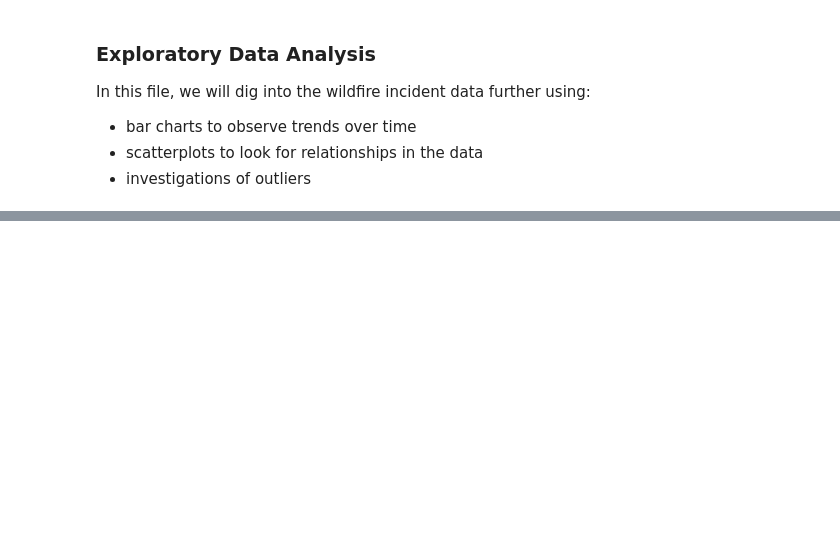
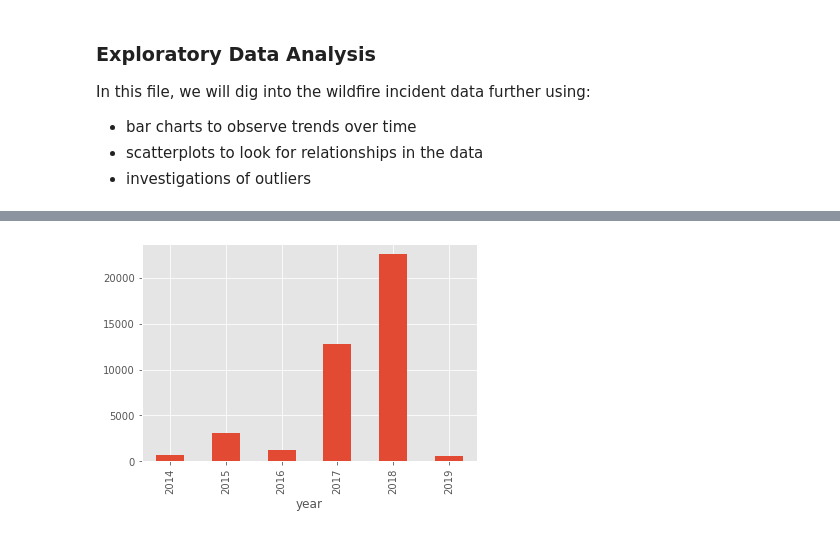
Before and after one commit to jefremides/Project_5, a Jupyter notebook: claire_eda.ipynb, the cells around one changed output, grey strips where cells are left out. Cells and saved outputs as stored; diff of their text form; code cells hidden in the pictures; blank space fills up the shorter version.

```diff
--- a/claire_eda.ipynb
+++ b/claire_eda.ipynb
@@ -33,0 +37,4 @@ fires_df_clean.groupby('year')['Size'].sum().plot(kind='bar');
+# %%
+fires_df_clean.groupby('year')['Structures Destroyed'].sum().plot(kind='bar');
+# %% [output]
+[figure, added]
```
Also changed, not shown: parts of 25 cells of this notebook, 5 other files.
